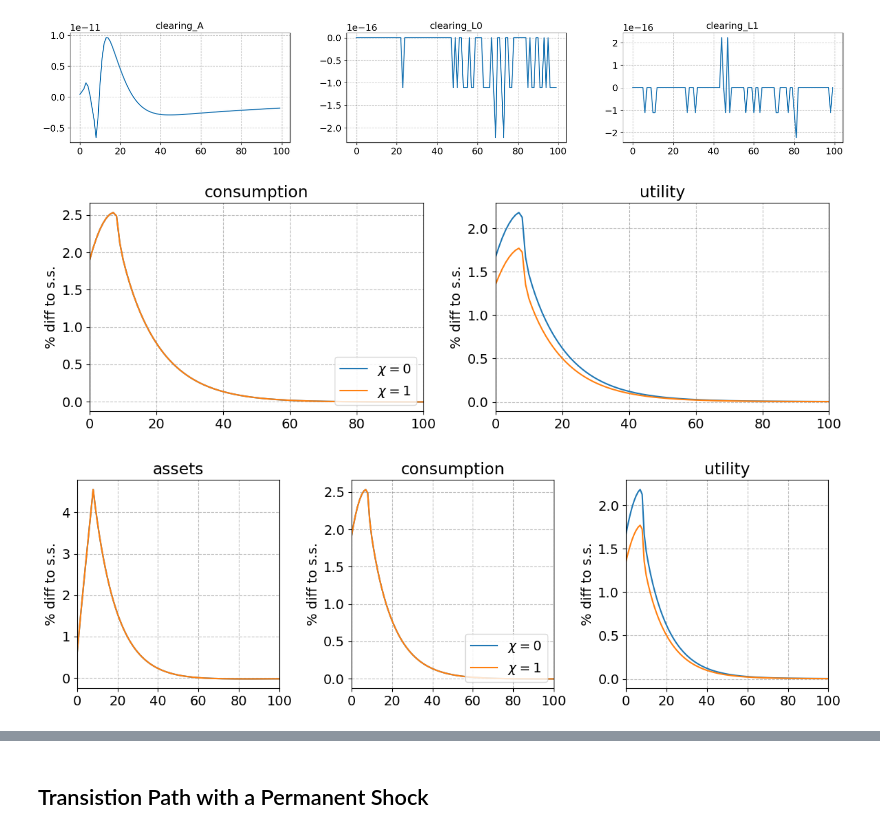
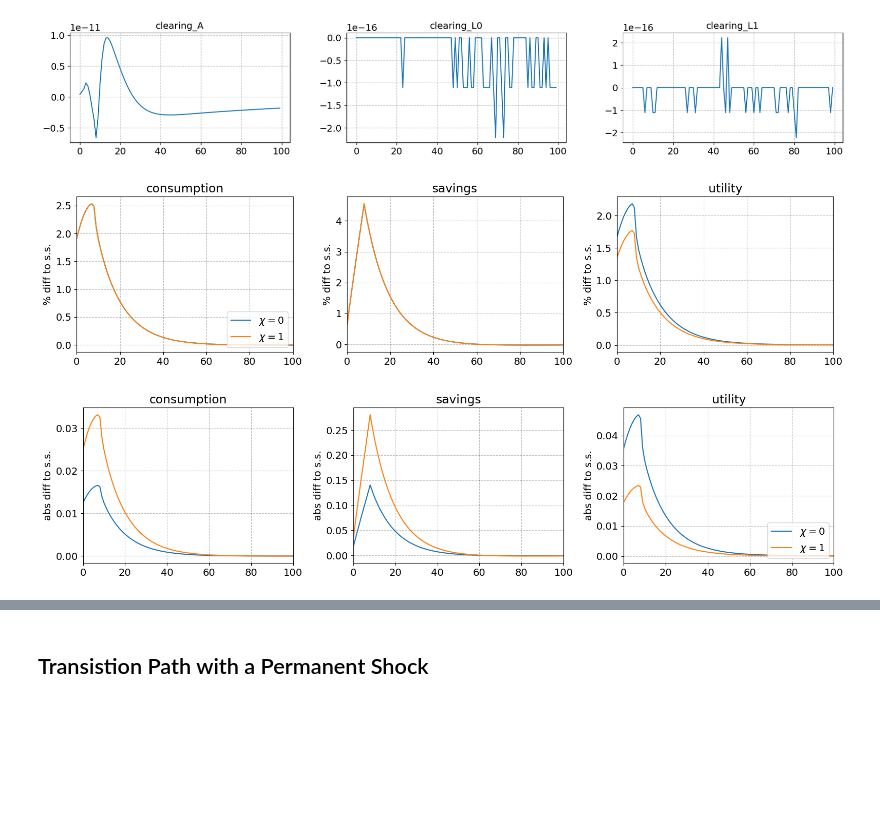
Before and after one commit to JohanOelgaard/AdvMacroHetAgent, a Jupyter notebook: Assignment I/HANCAssignment.ipynb, the cells around one changed output, grey strips where cells are left out. Drawn from its saved outputs; the diff is of its cells as text; code cells hidden in the pictures; blank space fills up the shorter version.

```diff
--- a/Assignment I/HANCAssignment.ipynb
+++ b/Assignment I/HANCAssignment.ipynb
@@ -327,46 +327,46 @@ modelI.show_IRFs(paths,ncols=3,T_max=100)
 ### tagets ###
 [figure]
 # %%
-# calculate path for utility and consumption
-for attr in ['u', 'c']:
+# calculate path for consumption, assets and utility
+for attr in ['c','a','u']:
     for i in range(2):
         setattr(modelI.path, f'{attr}{i}', np.zeros((par.T,1)))
         start, end = i * 3, (i + 1) * 3
         for t in range(par.T):
             weights = getattr(modelI.path, 'D')[t, start:end]
             values = getattr(modelI.path, attr)[t, start:end]
             getattr(modelI.path, f'{attr}{i}')[t] = np.average(values, weights=weights)
 
         # define ss to be value in last period of path
         setattr(modelI.ss, f'{attr}{i}', np.full_like(getattr(modelI.path, f'{attr}{i}'), getattr(modelI.path, f'{attr}{i}')[-1]))
 
         # calculate the % deviation from ss
         setattr(modelI.path, f'{attr}{i}_dev', 100 * (getattr(modelI.path, f'{attr}{i}') - getattr(modelI.ss, f'{attr}{i}')) / getattr(modelI.ss, f'{attr}{i}'))
         if attr == 'u':
             setattr(modelI.path, f'{attr}{i}_dev', -1 * getattr(modelI.path, f'{attr}{i}_dev'))
 
 # plot
-fig, axs = plt.subplots(1, 2, figsize=(12, 4), dpi=100)
+fig, axs = plt.subplots(1, 3, figsize=(16, 4), dpi=100)
 
-for i, attr in enumerate(['c', 'u']):
+for i, attr in enumerate(['c','a','u']):
     for j in range(2):
         axs[i].plot(getattr(modelI.path, f'{attr}{j}_dev'), label=f'$\chi=${j}')
-    axs[i].set_title('utility' if attr == 'u' else 'consumption')
+    axs[i].set_title('utility' if attr == 'u' else ('savings' if attr == 'a' else'consumption'))
     axs[i].set_ylabel('% diff to s.s.')
     if attr == 'c':
         axs[i].legend(loc='lower right')
 
 # plot only the first 100 periods of both subplots
 for ax in axs:
     ax.set_xlim(0, 100)
 
 fig.tight_layout()
-fig.savefig(f'figs/consum_util_rel_I.png')
+fig.savefig(f'figures/consum_util_rel_I.png')
 # %% [output]
-[figure, old version]
+[figure, new version]
 # %%
 # calculate path for utility and consumption
-for attr in ['u', 'c','a']:
+for attr in ['c','a','u']:
     for i in range(2):
         setattr(modelI.path, f'{attr}{i}', np.zeros((par.T,1)))
         start, end = i * 3, (i + 1) * 3
@@ -378,20 +378,20 @@ for attr in ['u', 'c','a']:
         # define ss to be value in last period of path
         setattr(modelI.ss, f'{attr}{i}', np.full_like(getattr(modelI.path, f'{attr}{i}'), getattr(modelI.path, f'{attr}{i}')[-1]))
 
-        # calculate the % deviation from ss
-        setattr(modelI.path, f'{attr}{i}_dev', 100 * (getattr(modelI.path, f'{attr}{i}') - getattr(modelI.ss, f'{attr}{i}')) / getattr(modelI.ss, f'{attr}{i}'))
+        # calculate the absolute deviation from ss
+        setattr(modelI.path, f'{attr}{i}_dev', getattr(modelI.path, f'{attr}{i}') - getattr(modelI.ss, f'{attr}{i}'))
         if attr == 'u':
-            setattr(modelI.path, f'{attr}{i}_dev', -1 * getattr(modelI.path, f'{attr}{i}_dev'))
+            setattr(modelI.path, f'{attr}{i}_dev', getattr(modelI.path, f'{attr}{i}_dev'))
 
 # plot
-fig, axs = plt.subplots(1, 3, figsize=(12, 4), dpi=100)
+fig, axs = plt.subplots(1, 3, figsize=(16, 4), dpi=100)
 
-for i, attr in enumerate(['a','c', 'u']):
+for i, attr in enumerate(['c','a','u']):
     for j in range(2):
         axs[i].plot(getattr(modelI.path, f'{attr}{j}_dev'), label=f'$\chi=${j}')
-    axs[i].set_title('utility' if attr == 'u' else ('assets' if attr == 'a' else'consumption'))
-    axs[i].set_ylabel('% diff to s.s.')
-    if attr == 'c':
+    axs[i].set_title('utility' if attr == 'u' else ('savings' if attr == 'a' else'consumption'))
+    axs[i].set_ylabel('abs diff to s.s.')
+    if attr == 'u':
         axs[i].legend(loc='lower right')
 
 # plot only the first 100 periods of both subplots
@@ -399,6 +399,6 @@ for ax in axs:
     ax.set_xlim(0, 100)
 
 fig.tight_layout()
-#fig.savefig(f'figs/consum_util_rel_I.png')
+fig.savefig(f'figures/consum_util_abs_I.png')
 # %% [output]
-[figure, old version]
+[figure, new version]
```
Also changed, not shown: parts of 17 cells of this notebook, 31 other files.
